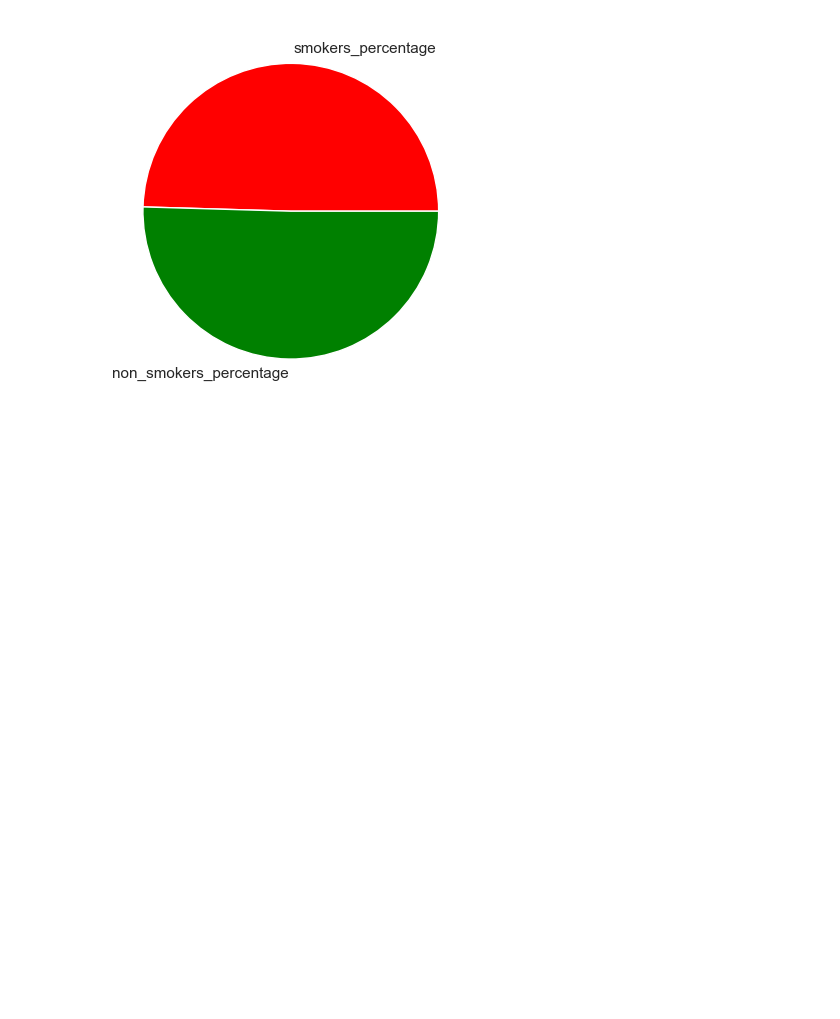
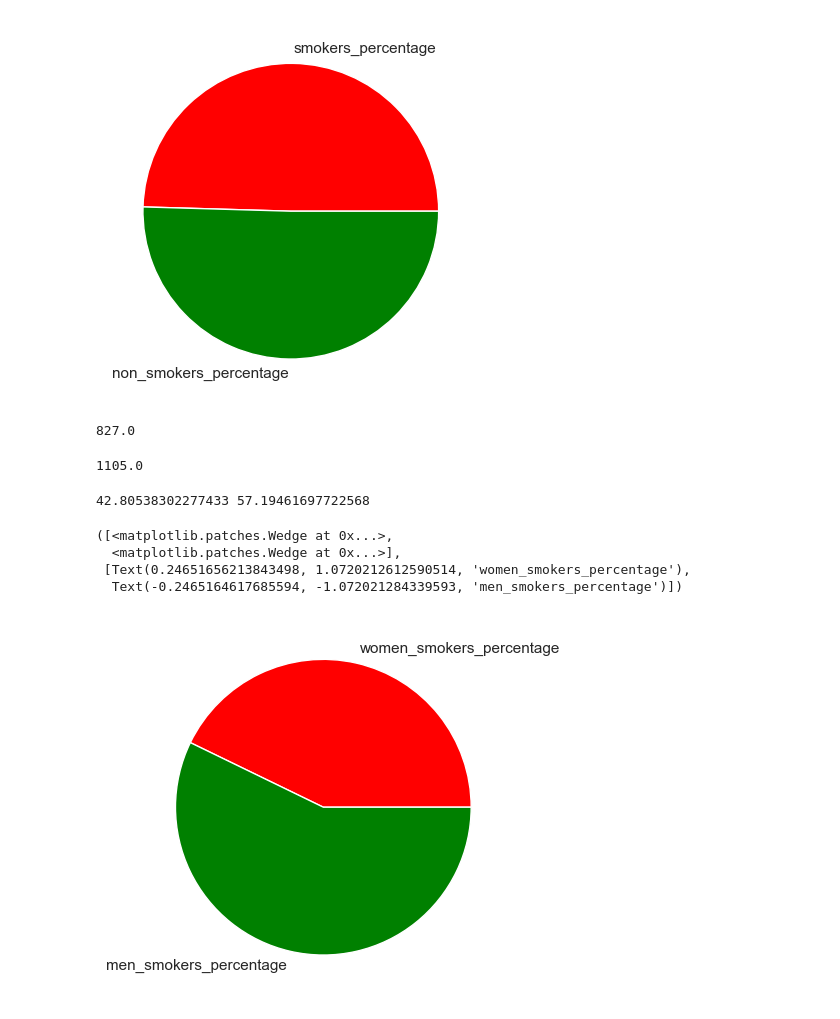
Before and after one commit to RadoslawMroz/smokers-health-data-analysis, a Jupyter notebook: main.ipynb, the cells around one changed output. Saved outputs shown, nothing was run; the diff lists cells and outputs as text; code cells hidden in the pictures; blank space fills up the shorter version.

Commit message:
Analysing percentage of smokers
Analysing smokers women and smokers men percentages

```diff
--- a/main.ipynb
+++ b/main.ipynb
@@ -78,3 +78,31 @@ plt.pie([smokers_percentage, non_smokers_percentage], labels=['smokers_percentag
  [Text(0.01594910561296523, 1.0998843693907767, 'smokers_percentage'),
   Text(-0.01594900263435894, -1.099884370884035, 'non_smokers_percentage')])
 [figure]
+# %%
+women_smokers = ((data['current_smoker'] == 'yes') & (data['sex'] == 'female')).sum()
+women_smokers = float(women_smokers)
+women_smokers
+# %% [output]
+827.0
+# %%
+men_smokers = ((data['current_smoker'] == 'yes') & (data['sex'] == 'male')).sum()
+men_smokers = float(men_smokers)
+men_smokers
+# %% [output]
+1105.0
+# %%
+women_smokers_percentage = women_smokers/smokers_counted*100
+men_smokers_percentage = men_smokers/smokers_counted*100
+print(women_smokers_percentage, men_smokers_percentage)
+# %% [output]
+42.80538302277433 57.19461697722568
+# %%
+plt.pie([women_smokers_percentage, men_smokers_percentage],
+        labels=['women_smokers_percentage','men_smokers_percentage'],
+        colors=['red','green'])
+# %% [output]
+([<matplotlib.patches.Wedge at 0x...>,
+  <matplotlib.patches.Wedge at 0x...>],
+ [Text(0.24651656213843498, 1.0720212612590514, 'women_smokers_percentage'),
+  Text(-0.2465164617685594, -1.072021284339593, 'men_smokers_percentage')])
+[figure, added]
```
Also changed, not shown: parts of 2 cells of this notebook.
